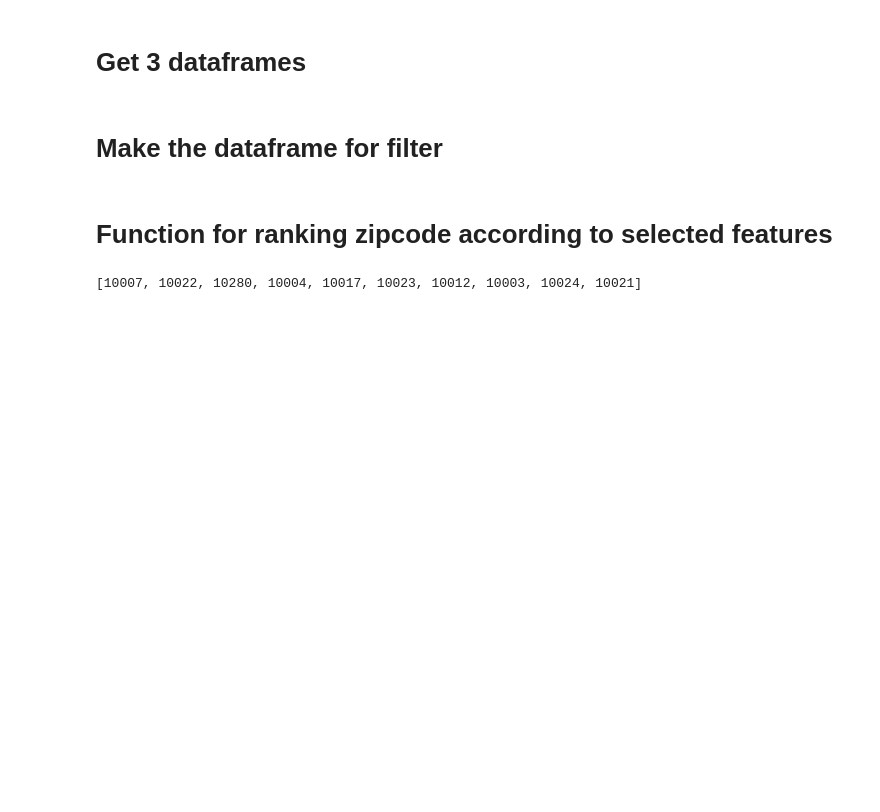
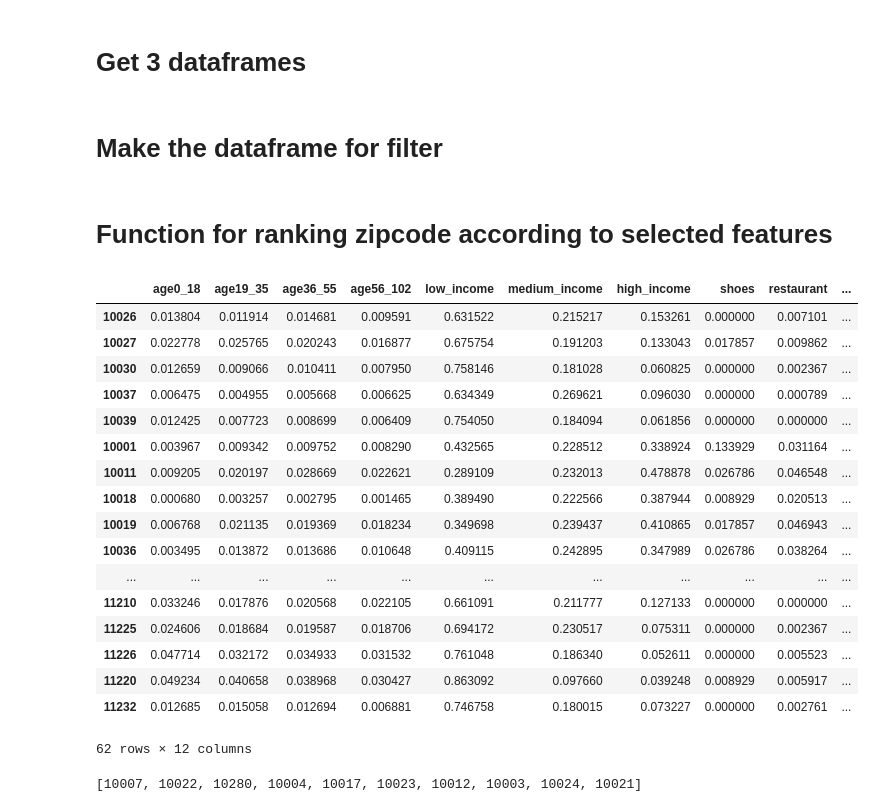
Before and after one commit to pinhao1994/ads-on-the-run, a Jupyter notebook: product/Filter_zip_code.ipynb, the cells around one changed output. Saved outputs shown, nothing was run; the diff lists cells and outputs as text; code cells hidden in the pictures; blank space fills up the shorter version.

```diff
--- a/product/Filter_zip_code.ipynb
+++ b/product/Filter_zip_code.ipynb
@@ -69,3 +67,24 @@ zip_wo = pd.read_csv('csv_for_filtering.csv', index_col = 'Unnamed: 0')
+# %%
+zip_wo
+# %% [output]
+|  | age0_18 | age19_35 | age36_55 | age56_102 | low_income | medium_income | high_income | shoes | restaurant | ... |
+| 10026 | 0.013804 | 0.011914 | 0.014681 | 0.009591 | 0.631522 | 0.215217 | 0.153261 | 0.000000 | 0.007101 | ... |
+| 10027 | 0.022778 | 0.025765 | 0.020243 | 0.016877 | 0.675754 | 0.191203 | 0.133043 | 0.017857 | 0.009862 | ... |
+| 10030 | 0.012659 | 0.009066 | 0.010411 | 0.007950 | 0.758146 | 0.181028 | 0.060825 | 0.000000 | 0.002367 | ... |
+| 10037 | 0.006475 | 0.004955 | 0.005668 | 0.006625 | 0.634349 | 0.269621 | 0.096030 | 0.000000 | 0.000789 | ... |
+| 10039 | 0.012425 | 0.007723 | 0.008699 | 0.006409 | 0.754050 | 0.184094 | 0.061856 | 0.000000 | 0.000000 | ... |
+| 10001 | 0.003967 | 0.009342 | 0.009752 | 0.008290 | 0.432565 | 0.228512 | 0.338924 | 0.133929 | 0.031164 | ... |
+| 10011 | 0.009205 | 0.020197 | 0.028669 | 0.022621 | 0.289109 | 0.232013 | 0.478878 | 0.026786 | 0.046548 | ... |
+| 10018 | 0.000680 | 0.003257 | 0.002795 | 0.001465 | 0.389490 | 0.222566 | 0.387944 | 0.008929 | 0.020513 | ... |
+| 10019 | 0.006768 | 0.021135 | 0.019369 | 0.018234 | 0.349698 | 0.239437 | 0.410865 | 0.017857 | 0.046943 | ... |
+| 10036 | 0.003495 | 0.013872 | 0.013686 | 0.010648 | 0.409115 | 0.242895 | 0.347989 | 0.026786 | 0.038264 | ... |
+| ... | ... | ... | ... | ... | ... | ... | ... | ... | ... | ... |
+| 11210 | 0.033246 | 0.017876 | 0.020568 | 0.022105 | 0.661091 | 0.211777 | 0.127133 | 0.000000 | 0.000000 | ... |
+| 11225 | 0.024606 | 0.018684 | 0.019587 | 0.018706 | 0.694172 | 0.230517 | 0.075311 | 0.000000 | 0.002367 | ... |
+| 11226 | 0.047714 | 0.032172 | 0.034933 | 0.031532 | 0.761048 | 0.186340 | 0.052611 | 0.000000 | 0.005523 | ... |
+| 11220 | 0.049234 | 0.040658 | 0.038968 | 0.030427 | 0.863092 | 0.097660 | 0.039248 | 0.008929 | 0.005917 | ... |
+| 11232 | 0.012685 | 0.015058 | 0.012694 | 0.006881 | 0.746758 | 0.180015 | 0.073227 | 0.000000 | 0.002761 | ... |
+62 rows × 12 columns
 # %%
 def rank(df, age, wealth, product, top_n):
     df1 = df.copy()
```
Also changed, not shown: parts of 1 cell of this notebook, 11 other files.
